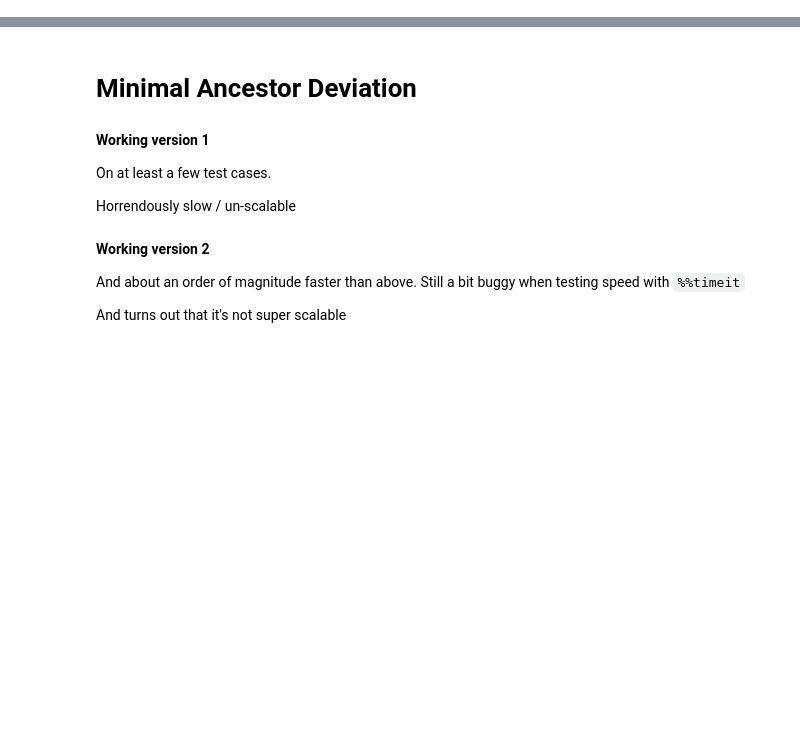
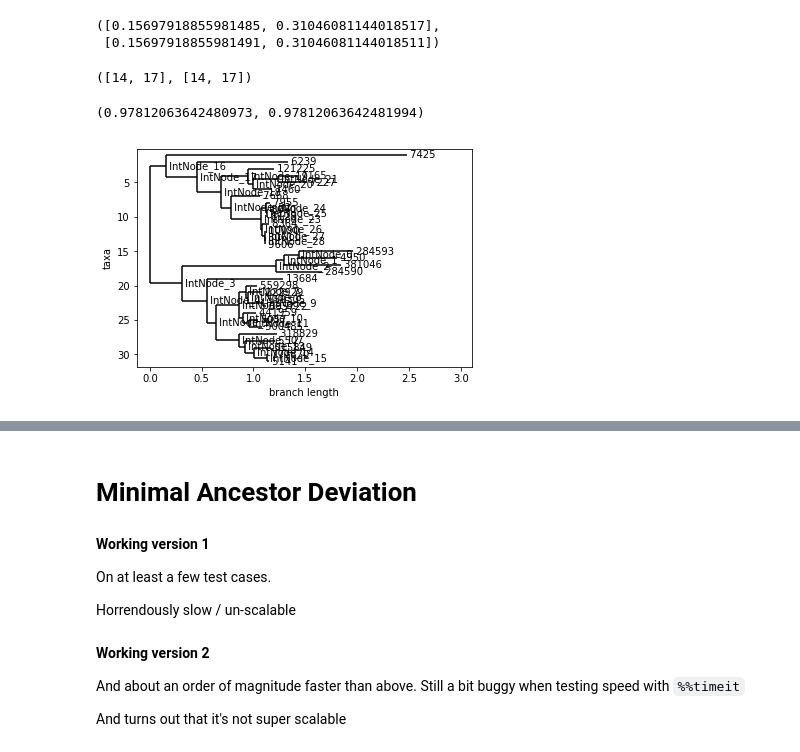
Before and after one commit to adamhockenberry/tree-rooting, a Jupyter notebook: Code/mad_implementation_DEV.ipynb, the cells around one changed output, grey strips where cells are left out. Drawn from its saved outputs; the diff is of its cells as text; code cells hidden in the pictures; blank space fills up the shorter version.

```diff
--- a/Code/mad_implementation_DEV.ipynb
+++ b/Code/mad_implementation_DEV.ipynb
@@ -10,0 +18,10 @@ import pandas as pd
+# %%
+# tree = Phylo.read('../../Tree_rooting/Data/raw_OMA_trees/OMAGroup_479938.mafft.afa.treefile.Rooted.MPAJH', 'newick')
+# tree = Phylo.read('/Users/adamhockenberry/Downloads/BM_Folder/paper_tree.txt', 'newick')
+# rooted_tree.root_with_outgroup(['ELI', 'MAL'], outgroup_branch_length=10e-6)
+# tree = Phylo.read(StringIO('(((A:20, B:20):30,C:50):30, D:80)'), 'newick', rooted=False)
+tree = Phylo.read('../../Tree_rooting/Data/Tria_et_al_data/eukaryotes/processed_trees/'
+                  'KOG0018.faa.aln.nwk.Rooted.MPAJH', 'newick')
+# tree = Phylo.read('../../Phylogenetic_couplings/Data/psicov150_aln_pdb/raw_trees/1a3aA.newick', 'newick')
+rooted_tree = rooting_methods.mp_root_adhock(tree)
+# Phylo.draw(rooted_tree)
@@ -10,0 +30,21 @@ import pandas as pd
+# %%
+new_tree_b, RAI_b, fxn_optima_b = rooting_methods_v2.mad_root_adhock(rooted_tree)
+# %%
+[i.branch_length for i in new_tree_a.root.clades],\
+[i.branch_length for i in new_tree_b.root.clades]
+# %% [output]
+([0.15697918855981485, 0.31046081144018517],
+ [0.15697918855981491, 0.31046081144018511])
+# %%
+[len(i.get_terminals()) for i in new_tree_a.root.clades],\
+[len(i.get_terminals()) for i in new_tree_b.root.clades]
+# %% [output]
+([14, 17], [14, 17])
+# %%
+RAI_a, RAI_b
+# %% [output]
+(0.97812063642480973, 0.97812063642481994)
+# %%
+Phylo.draw(new_tree_b)
+# %% [output]
+[figure, added]
```
Also changed, not shown: parts of 19 cells of this notebook, 2 other files.
